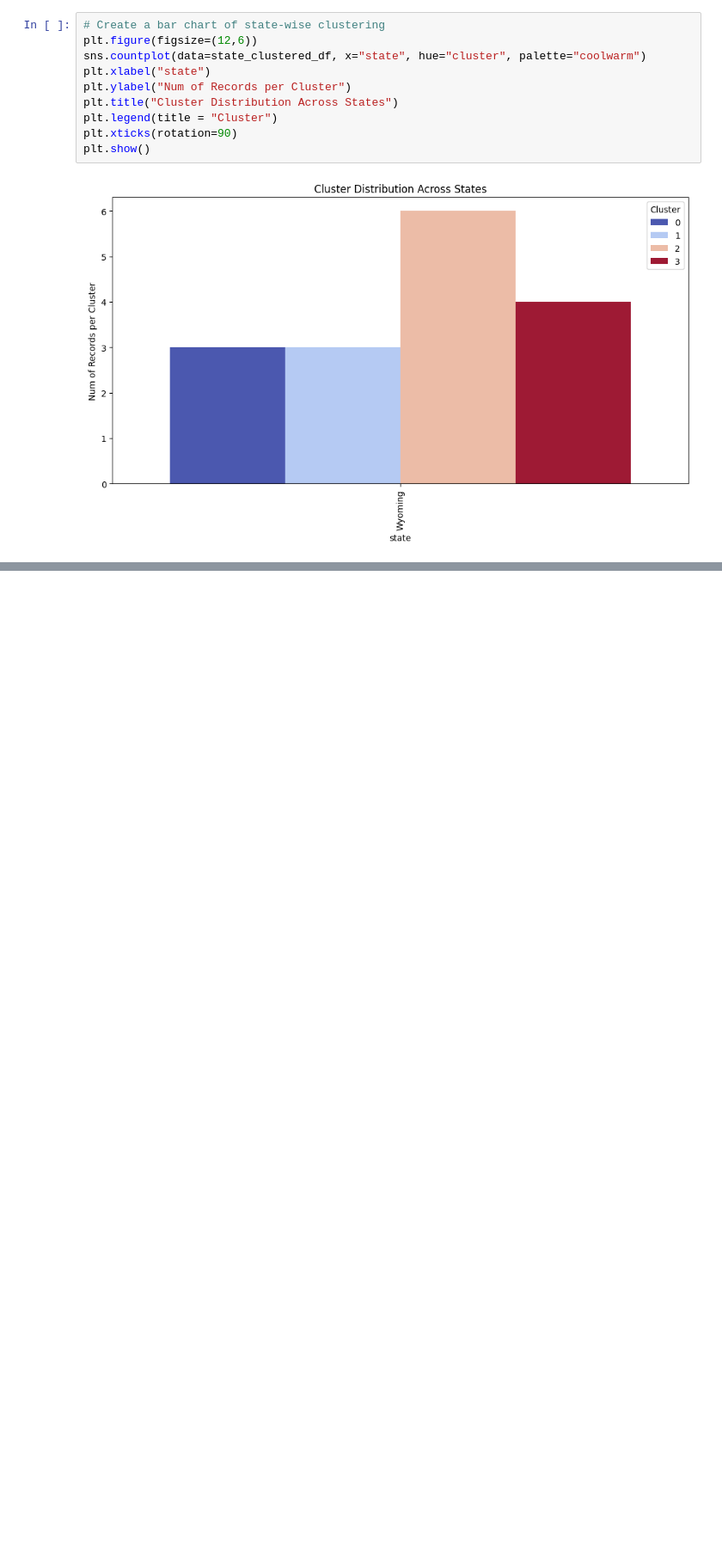
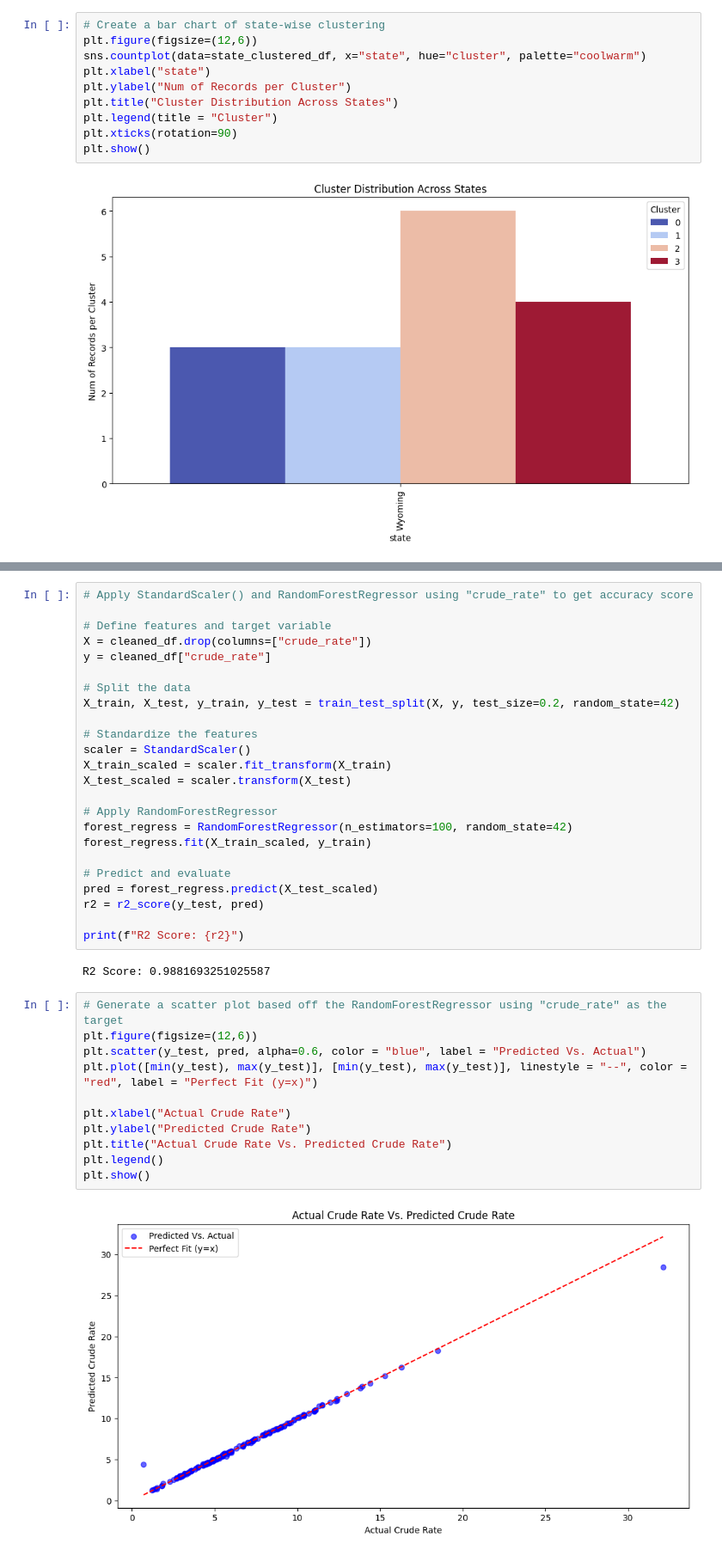
Before and after one commit to nicarmada/project_4_group_7, a Jupyter notebook: cmagor_code.ipynb, the cells around one changed output, grey strips where cells are left out. Shown: that part at 86% size. Drawn from its saved outputs; the diff is of its cells as text; blank space fills up the shorter version.

Commit message:
Added final code and visualizations to cmagor_code file

```diff
--- a/cmagor_code.ipynb
+++ b/cmagor_code.ipynb
@@ -225,0 +317,39 @@ plt.show()
+# %%
+# Apply StandardScaler() and RandomForestRegressor using "crude_rate" to get accuracy score
+
+# Define features and target variable
+X = cleaned_df.drop(columns=["crude_rate"])
+y = cleaned_df["crude_rate"]
+
+# Split the data
+X_train, X_test, y_train, y_test = train_test_split(X, y, test_size=0.2, random_state=42)
+
+# Standardize the features
+scaler = StandardScaler()
+X_train_scaled = scaler.fit_transform(X_train)
+X_test_scaled = scaler.transform(X_test)
+
+# Apply RandomForestRegressor
+forest_regress = RandomForestRegressor(n_estimators=100, random_state=42)
+forest_regress.fit(X_train_scaled, y_train)
+
+# Predict and evaluate
+pred = forest_regress.predict(X_test_scaled)
+r2 = r2_score(y_test, pred)
+
+print(f"R2 Score: {r2}")
+# %% [output]
+R2 Score: 0.9881693251025587
+# %%
+# Generate a scatter plot based off the RandomForestRegressor using "crude_rate" as the target
+plt.figure(figsize=(12,6))
+plt.scatter(y_test, pred, alpha=0.6, color = "blue", label = "Predicted Vs. Actual")
+plt.plot([min(y_test), max(y_test)], [min(y_test), max(y_test)], linestyle = "--", color = "red", label = "Perfect Fit (y=x)")
+
+plt.xlabel("Actual Crude Rate")
+plt.ylabel("Predicted Crude Rate")
+plt.title("Actual Crude Rate Vs. Predicted Crude Rate")
+plt.legend()
+plt.show()
+# %% [output]
+[figure, added]
```
Also changed, not shown: parts of 12 cells of this notebook, 9 other files.
